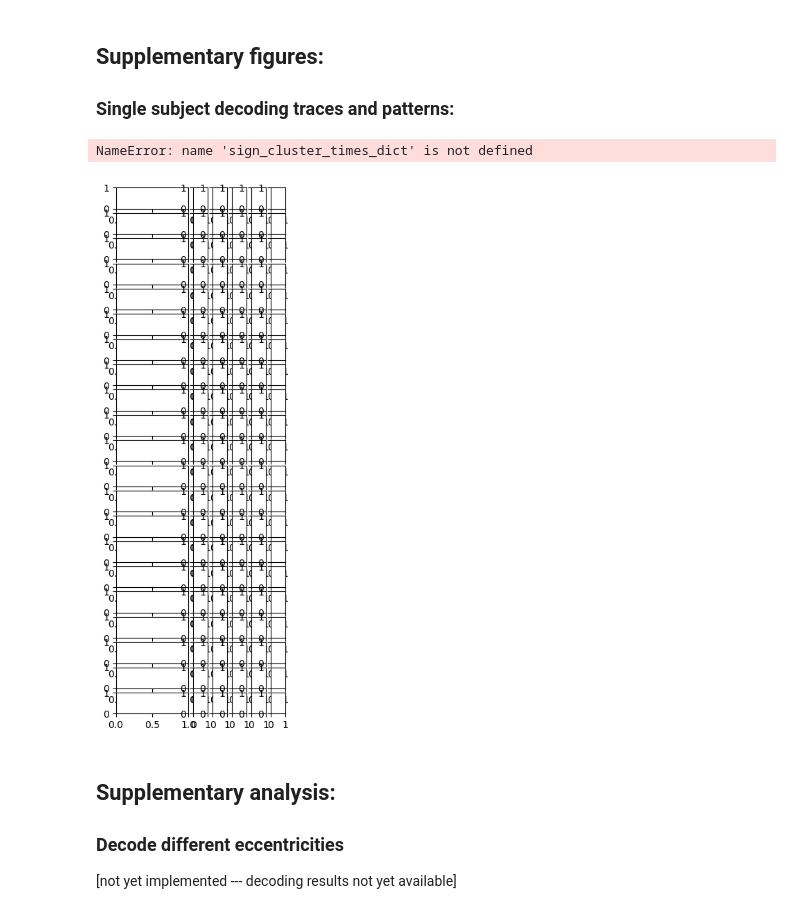
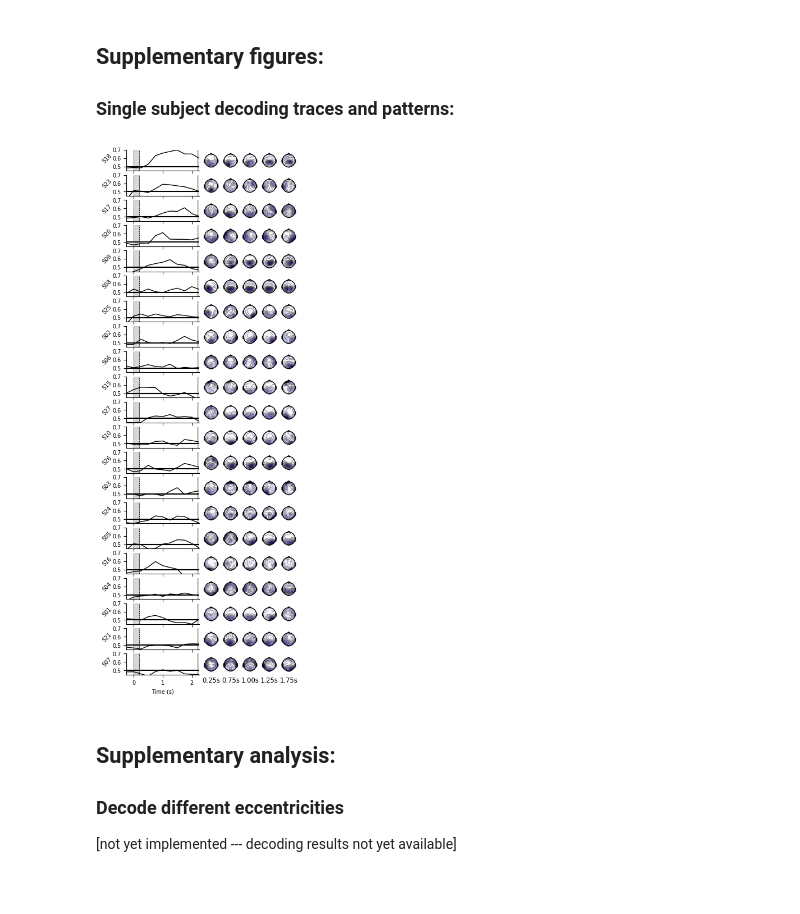
Before and after one commit to eioe/vMemEcc-Analyses, a Jupyter notebook: Analyses_Py/04.3_decoding_csp_plotters.ipynb, the cells around one changed output. Saved outputs shown, nothing was run; the diff lists cells and outputs as text; code cells hidden in the pictures; blank space fills up the shorter version.

```diff
--- a/Analyses_Py/04.3_decoding_csp_plotters.ipynb
+++ b/Analyses_Py/04.3_decoding_csp_plotters.ipynb
@@ -1187,42 +1190,41 @@ for i, ax in zip(range(nsubs), axes):
         plt_dict["stimon"],
         scoring=scoring,
         ax=ax[0],
-        color=config.colors['All'],  # "blue",
+        # color=config.colors['All'],  # "blue",
     )
     ax[0].axhline(0.5, c="black")
     ax[0].set_ylim(0.45, 0.7)
     ax[0].set_ylabel(sub_list_str[idx].split("_")[1], rotation=45)
     if i != (len(axes) - 1):
         ax[0].set_xlabel("")
         ax[0].set_xticklabels([])
 
     sub_patterns_evo = EvokedArray(sub_patterns_avg[idx, :, :], dummy_epos_info)
     sub_patterns_evo.times = times
     # sub_patterns_evo.plot_topomap()
     time_format = "%0.2fs"
-    fig = sub_patterns_evo.plot_topomap(
+    sub_patterns_evo.plot_topomap(
         times=times_plot,
         scalings=1,
         units="",
         title="",
-        cmap="RdBu_r",
-        # vmin = -0.4,
+        cmap="Purples",  # "RdBu_r",
+        vmin = -0.0,
         # vmax=0.4,
         contours=10,
         sensors=False,
         time_format=time_format,
         ch_type="eeg",
         colorbar=False,
         extrapolate="local",
         axes=ax[1:],
         show=False,
     )
     # Show times only for bottom row:
     for a in ax[1:]:
         if i == (len(axes) - 1):
             a.set_title(a.get_title(), y=-1)
         else:
             a.set_title("")
 # %% [output]
-NameError: name 'sign_cluster_times_dict' is not defined
-[figure, old version]
+[figure, new version]
```
Also changed, not shown: parts of 2 cells of this notebook.
